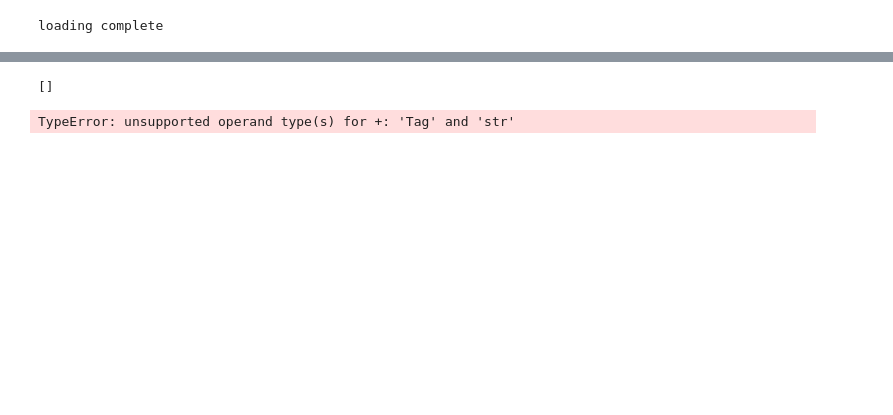
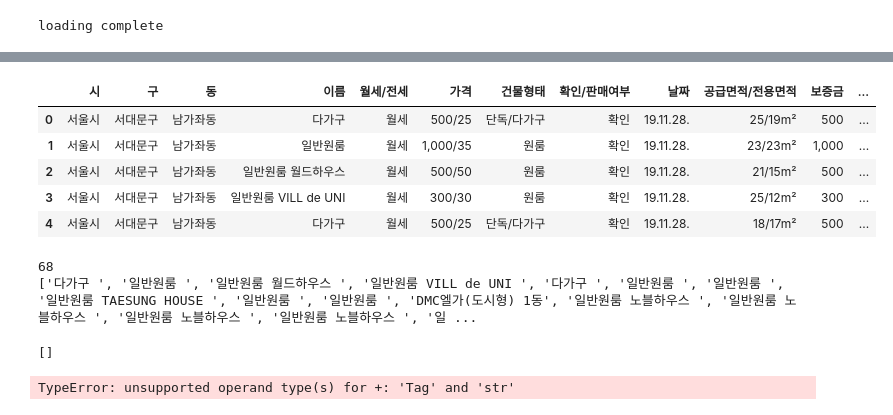
Before and after one commit to SuHae-Bae/BigDataProject, a Jupyter notebook: Zakup/HAHAHA.ipynb, the cells around one changed output, grey strips where cells are left out. Drawn from its saved outputs; the diff is of its cells as text; code cells hidden in the pictures; blank space fills up the shorter version.

Commit message:
crawling수정/dataframe생성

```diff
--- a/Zakup/HAHAHA.ipynb
+++ b/Zakup/HAHAHA.ipynb
@@ -182,0 +291,3 @@ print(checks)
+# %%
+data = pd.DataFrame(p_final)
+data.head()
@@ -182,0 +301,3 @@ print(checks)
+# %%
+data.columns = ['시', '구', '동', '이름', '월세/전세', '가격', '건물형태', '기타정보', '확인/판매여부', '날짜']
+data.head()
@@ -182,0 +313,2 @@ print(checks)
+# %%
+data['공급면적/전용면적'] = data.기타정보.str.split(',').str[0]
@@ -182,0 +317,3 @@ print(checks)
+# %%
+data['보증금'] = data.가격.str.split('/').str[0]
+data['월세'] = data.가격.str.split('/').str[1]
@@ -183,3 +340,24 @@ print(checks)
+# %%
+data.head()
+# %% [output]
+|  | 시 | 구 | 동 | 이름 | 월세/전세 | 가격 | 건물형태 | 확인/판매여부 | 날짜 | 공급면적/전용면적 | 보증금 | ... |
+| 0 | 서울시 | 서대문구 | 남가좌동 | 다가구 | 월세 | 500/25 | 단독/다가구 | 확인 | 19.11.28. | 25/19m² | 500 | ... |
+| 1 | 서울시 | 서대문구 | 남가좌동 | 일반원룸 | 월세 | 1,000/35 | 원룸 | 확인 | 19.11.28. | 23/23m² | 1,000 | ... |
+| 2 | 서울시 | 서대문구 | 남가좌동 | 일반원룸 월드하우스 | 월세 | 500/50 | 원룸 | 확인 | 19.11.28. | 21/15m² | 500 | ... |
+| 3 | 서울시 | 서대문구 | 남가좌동 | 일반원룸 VILL de UNI | 월세 | 300/30 | 원룸 | 확인 | 19.11.28. | 25/12m² | 300 | ... |
+| 4 | 서울시 | 서대문구 | 남가좌동 | 다가구 | 월세 | 500/25 | 단독/다가구 | 확인 | 19.11.28. | 18/17m² | 500 | ... |
+# %%
+names = []
+list_name = content.select('#listContents1 > div > div > div > div > div > a.item_link > div.item_title > span.text')
+for item in list_name:
+    names.append(item.text)
+
+num = len(names)
+print(num)
+print(names)
+# %% [output]
+68
+['다가구 ', '일반원룸 ', '일반원룸 월드하우스 ', '일반원룸 VILL de UNI ', '다가구 ', '일반원룸 ', '일반원룸 ', '일반원룸 TAESUNG HOUSE ', '일반원룸 ', '일반원룸 ', 'DMC엘가(도시형) 1동', '일반원룸 노블하우스 ', '일반원룸 노블하우스 ', '일반원룸 노블하우스 ', '일반원룸 노블하우스 ', '일 ...
 # %%
 items = []
 for item in list_items:
```
Also changed, not shown: parts of 11 cells of this notebook, 4 other files.
